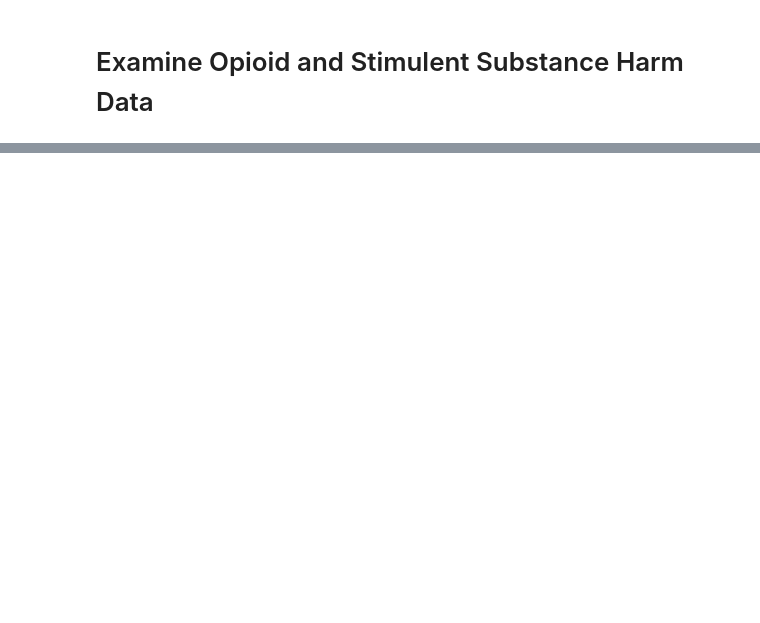
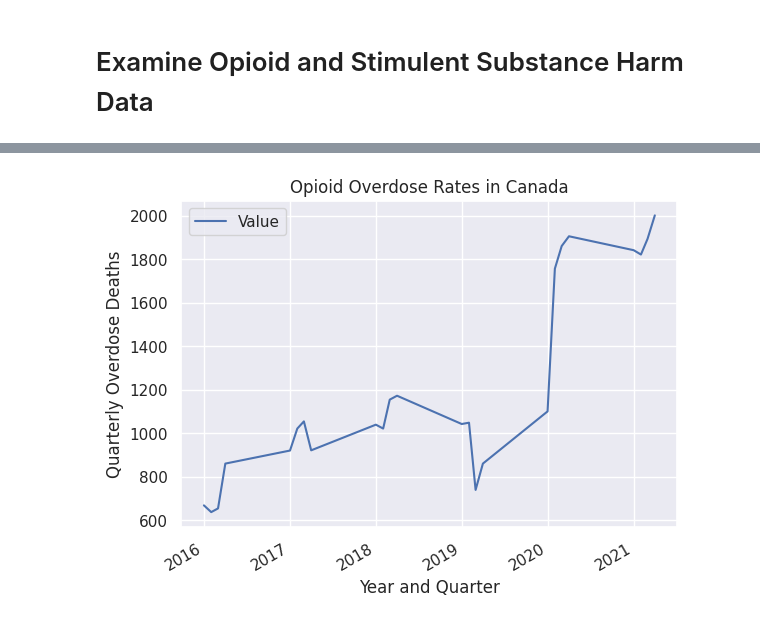
Before and after one commit to bempt/Opioids-in-Canada-EDA, a Jupyter notebook: eda.ipynb, the cells around one changed output, grey strips where cells are left out. Drawn from its saved outputs; the diff is of its cells as text; code cells hidden in the pictures; blank space fills up the shorter version.

Commit message:
Continuation of graphing national deaths by quarter

```diff
--- a/eda.ipynb
+++ b/eda.ipynb
@@ -117,2 +123,5 @@ print(len(df_can_stats['Province name'].value_counts()))
 # %% [markdown]
 # Examine Opioid and Stimulent Substance Harm Data
+# %%
+overdose_data = pd.read_csv('Canada opioid and stimulant Subtance Harms Data June 2022.csv')
+overdose_data.head()
@@ -118,0 +233,23 @@ print(len(df_can_stats['Province name'].value_counts()))
+# %%
+# change 'Year_Quarter' to datetime
+can_deaths_by_quarter['Year_Quarter'] = pd.to_datetime(can_deaths_by_quarter['Year_Quarter'], format='%Y Q%m')
+
+
+# # Split the 'Year_Quarter' column into 'Year' and 'Quarter' columns
+# can_deaths_by_quarter[['Year', 'Quarter']] = can_deaths_by_quarter['Year_Quarter'].str.split(' Q', expand=True)
+
+# # Convert the 'Year' and 'Quarter' columns to integers
+# can_deaths_by_quarter['Year'] = can_deaths_by_quarter['Year'].astype(int)
+# can_deaths_by_quarter['Quarter'] = can_deaths_by_quarter['Quarter'].astype(int)
+
+# # Calculate the start date of each quarter
+# can_deaths_by_quarter['Quarter_Start'] = pd.to_datetime(can_deaths_by_quarter.apply(lambda row: f"{row['Year']}-01-01", axis=1)) + pd.offsets.QuarterBegin(startingMonth=3*(row['Quarter']-1))
+
+# # Drop the original 'Year_Quarter', 'Year', and 'Quarter' columns
+# can_deaths_by_quarter.drop(columns=['Year_Quarter', 'Year', 'Quarter'], inplace=True)
+
+# # Set the 'Quarter_Start' column as the DataFrame index
+# can_deaths_by_quarter.set_index('Quarter_Start', inplace=True)
+
+# # Sort the DataFrame by the 'Quarter_Start' index
+# can_deaths_by_quarter.sort_index(inplace=True)
@@ -118,0 +278,6 @@ print(len(df_can_stats['Province name'].value_counts()))
+# %%
+# set 'Year_Quarter' as index
+can_deaths_by_quarter.set_index('Year_Quarter', inplace=True)
+# sort by index
+can_deaths_by_quarter.sort_index(inplace=True)
+can_deaths_by_quarter
@@ -118,0 +303,4 @@ print(len(df_can_stats['Province name'].value_counts()))
+# %%
+# resolve 'object' type error
+print(can_deaths_by_quarter['Value'].dtype)
+can_deaths_by_quarter['Value'] = pd.to_numeric(can_deaths_by_quarter['Value'], errors='coerce')
@@ -118,0 +314,9 @@ print(len(df_can_stats['Province name'].value_counts()))
+# %%
+# create line plot using index for x-axis and 'Value' for y-axis
+can_deaths_by_quarter.plot(kind='line', y='Value')
+plt.xlabel('Year and Quarter')
+plt.ylabel('Quarterly Overdose Deaths')
+plt.title('Opioid Overdose Rates in Canada')
+plt.show()
+# %% [output]
+[figure, added]
```
Also changed, not shown: parts of 16 cells of this notebook.
